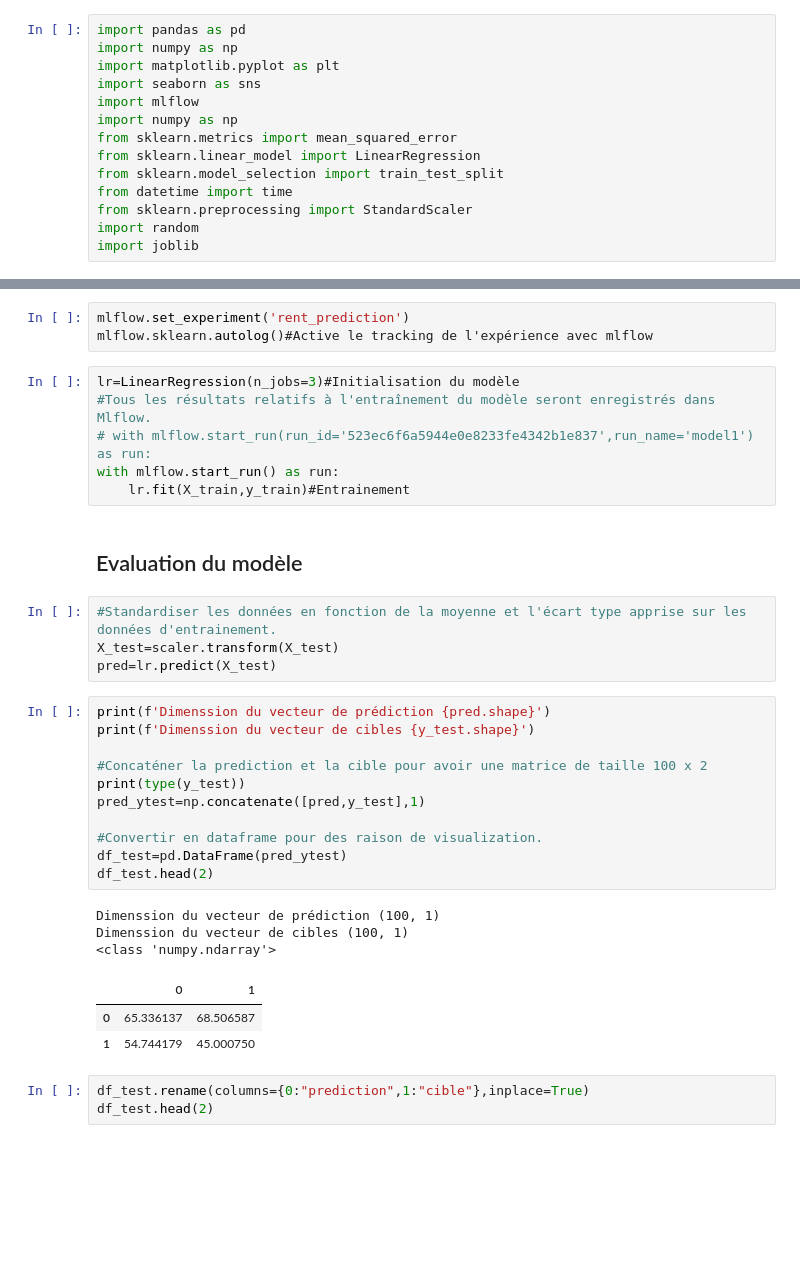
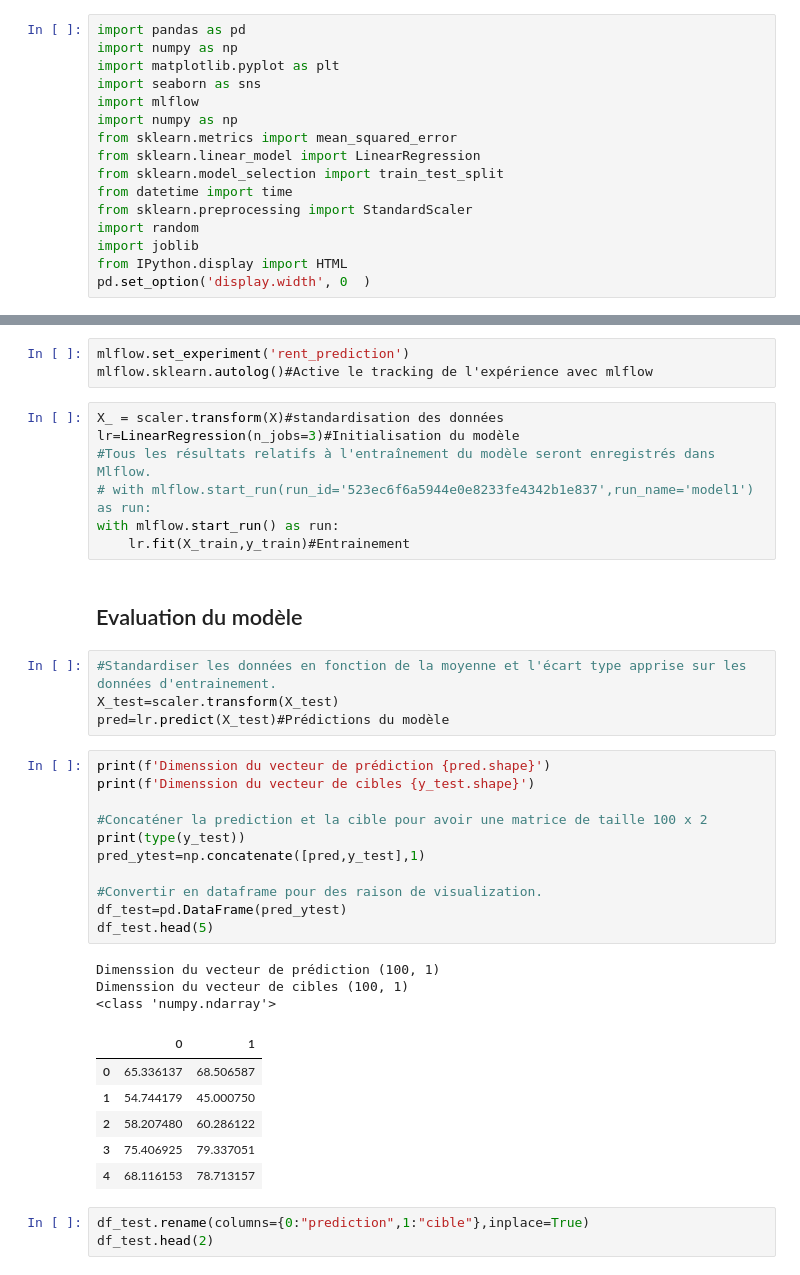
Before and after one commit to Zedfst/Linear_Regression, a Jupyter notebook: rent_prediction.ipynb, the cells around one changed output, grey strips where cells are left out. Cells and saved outputs as stored; diff of their text form; blank space fills up the shorter version.

```diff
--- a/rent_prediction.ipynb
+++ b/rent_prediction.ipynb
@@ -26,3 +26,5 @@ from datetime import time
 from sklearn.preprocessing import StandardScaler
 import random
 import joblib
+from IPython.display import HTML
+pd.set_option('display.width', 0  )
@@ -369,6 +283,7 @@ joblib.dump(scaler, 'src/scaler.pkl')
 mlflow.set_experiment('rent_prediction')
 mlflow.sklearn.autolog()#Active le tracking de l'expérience avec mlflow
 # %%
+X_ = scaler.transform(X)#standardisation des données
 lr=LinearRegression(n_jobs=3)#Initialisation du modèle
 #Tous les résultats relatifs à l'entraînement du modèle seront enregistrés dans Mlflow.
 # with mlflow.start_run(run_id='523ec6f6a5944e0e8233fe4342b1e837',run_name='model1') as run:
@@ -379,25 +294,28 @@ with mlflow.start_run() as run:
 # %%
 #Standardiser les données en fonction de la moyenne et l'écart type apprise sur les données d'entrainement.
 X_test=scaler.transform(X_test)
-pred=lr.predict(X_test)
+pred=lr.predict(X_test)#Prédictions du modèle
 # %%
 print(f'Dimenssion du vecteur de prédiction {pred.shape}')
 print(f'Dimenssion du vecteur de cibles {y_test.shape}')
 
 #Concaténer la prediction et la cible pour avoir une matrice de taille 100 x 2
 print(type(y_test))
 pred_ytest=np.concatenate([pred,y_test],1)
 
 #Convertir en dataframe pour des raison de visualization.
 df_test=pd.DataFrame(pred_ytest)
-df_test.head(2)
+df_test.head(5)
 # %% [output]
 Dimenssion du vecteur de prédiction (100, 1)
 Dimenssion du vecteur de cibles (100, 1)
 <class 'numpy.ndarray'>
 |  | 0 | 1 |
 | 0 | 65.336137 | 68.506587 |
 | 1 | 54.744179 | 45.000750 |
+| 2 | 58.207480 | 60.286122 |
+| 3 | 75.406925 | 79.337051 |
+| 4 | 68.116153 | 78.713157 |
 # %%
 df_test.rename(columns={0:"prediction",1:"cible"},inplace=True)
 df_test.head(2)
```
Also changed, not shown: parts of 21 cells of this notebook, 8 other files.
